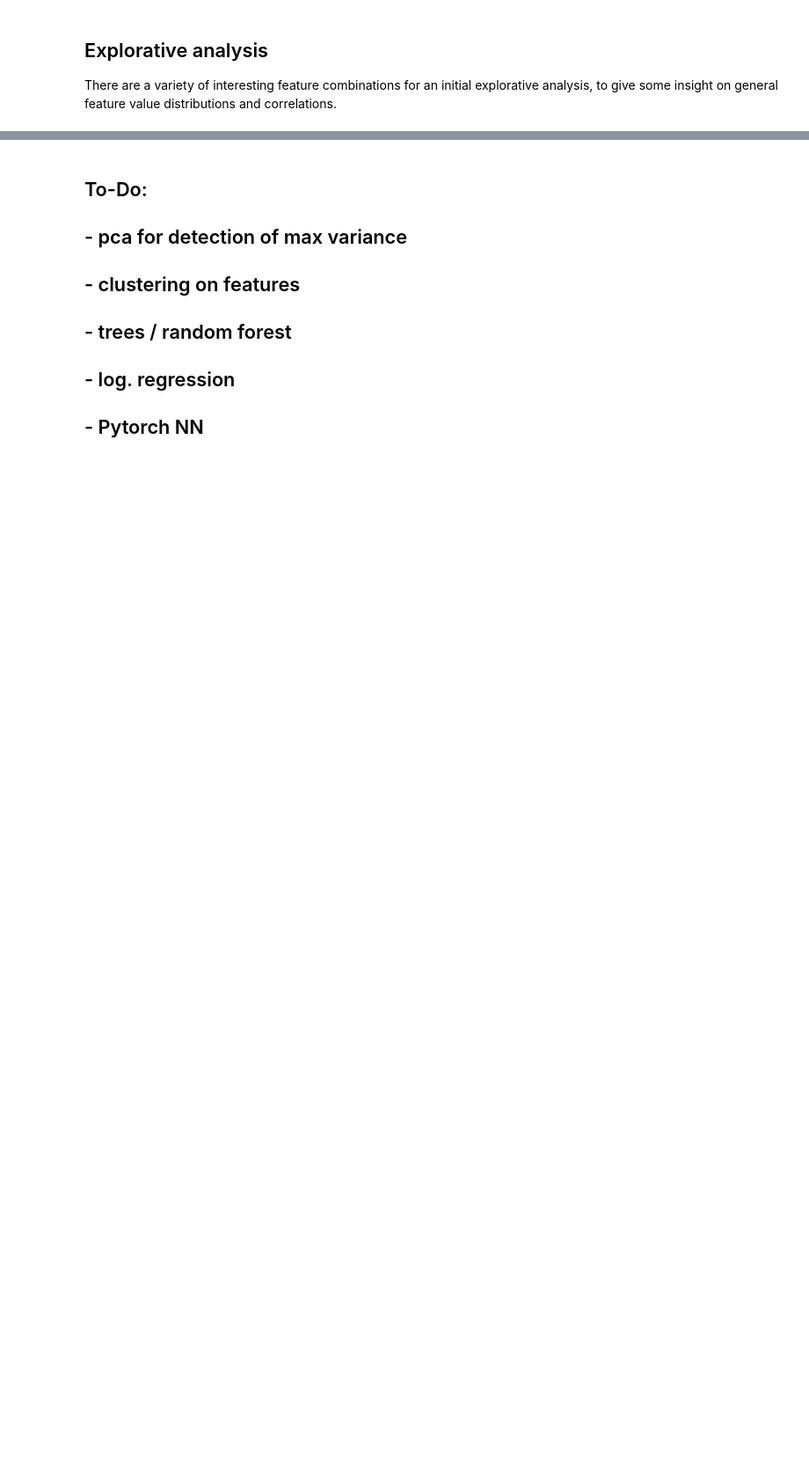
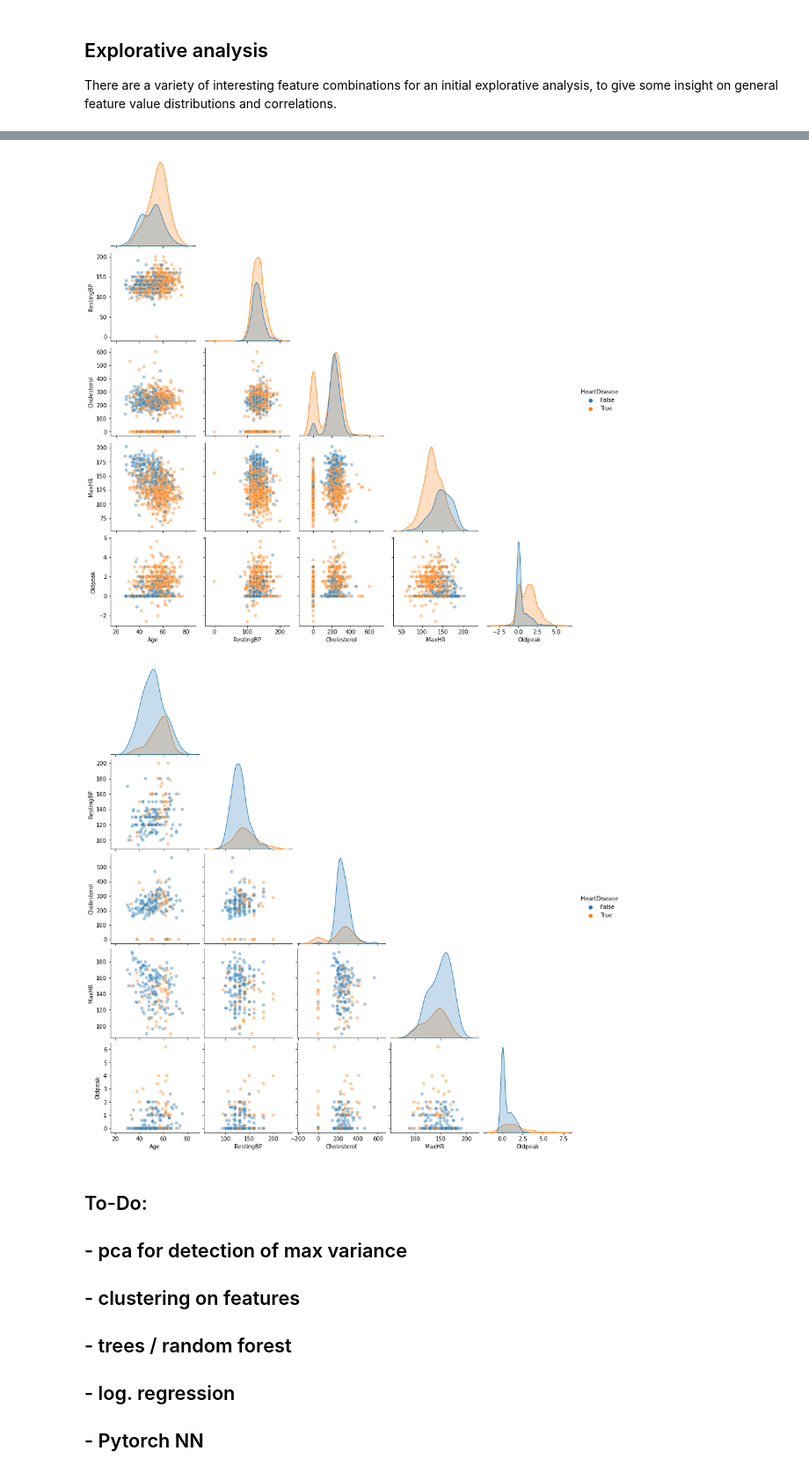
Before and after one commit to thaddad91/HeartFailureJupyter, a Jupyter notebook: hf.ipynb, the cells around one changed output, grey strips where cells are left out. Shown at 88% size. Drawn from its saved outputs; the diff is of its cells as text; code cells hidden in the pictures; blank space fills up the shorter version.

```diff
--- a/hf.ipynb
+++ b/hf.ipynb
@@ -99,3 +132,13 @@ plot_kws={"alpha":0.4})
+# %%
+df_m = df.loc[df["Sex"] == "M"]
+df_f = df.loc[df["Sex"] == "F"]
+for df_x in [df_m,df_f]:
+    sb.pairplot(df_x, hue="HeartDisease", corner=True,
+    vars = ["Age","RestingBP","Cholesterol","MaxHR","Oldpeak"],
+    plot_kws={"alpha":0.4})
+# %% [output]
+[figure, added]
+[figure, added]
 # %% [markdown]
 ## To-Do:
 ## - pca for detection of max variance
```
Also changed, not shown: parts of 5 cells of this notebook.
